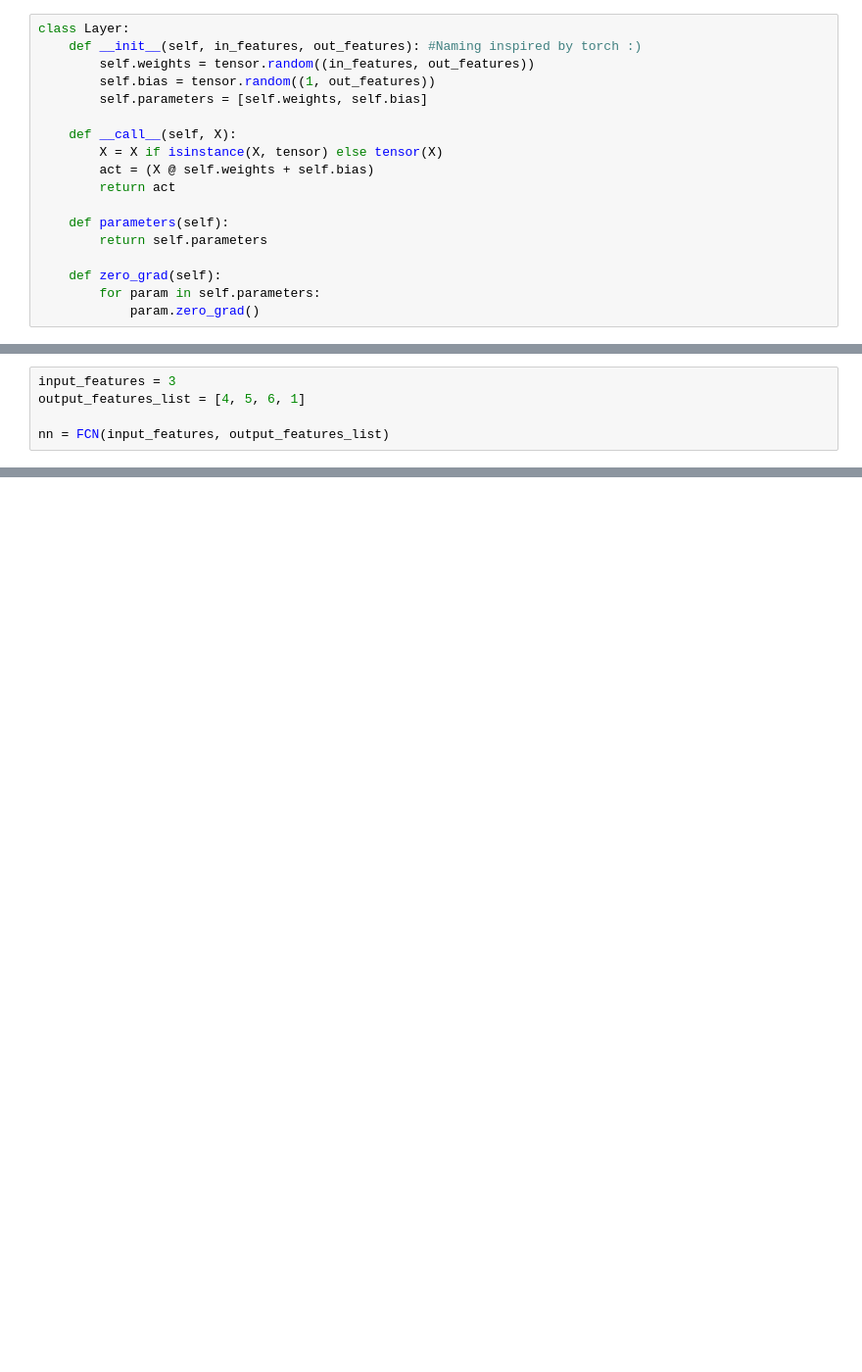
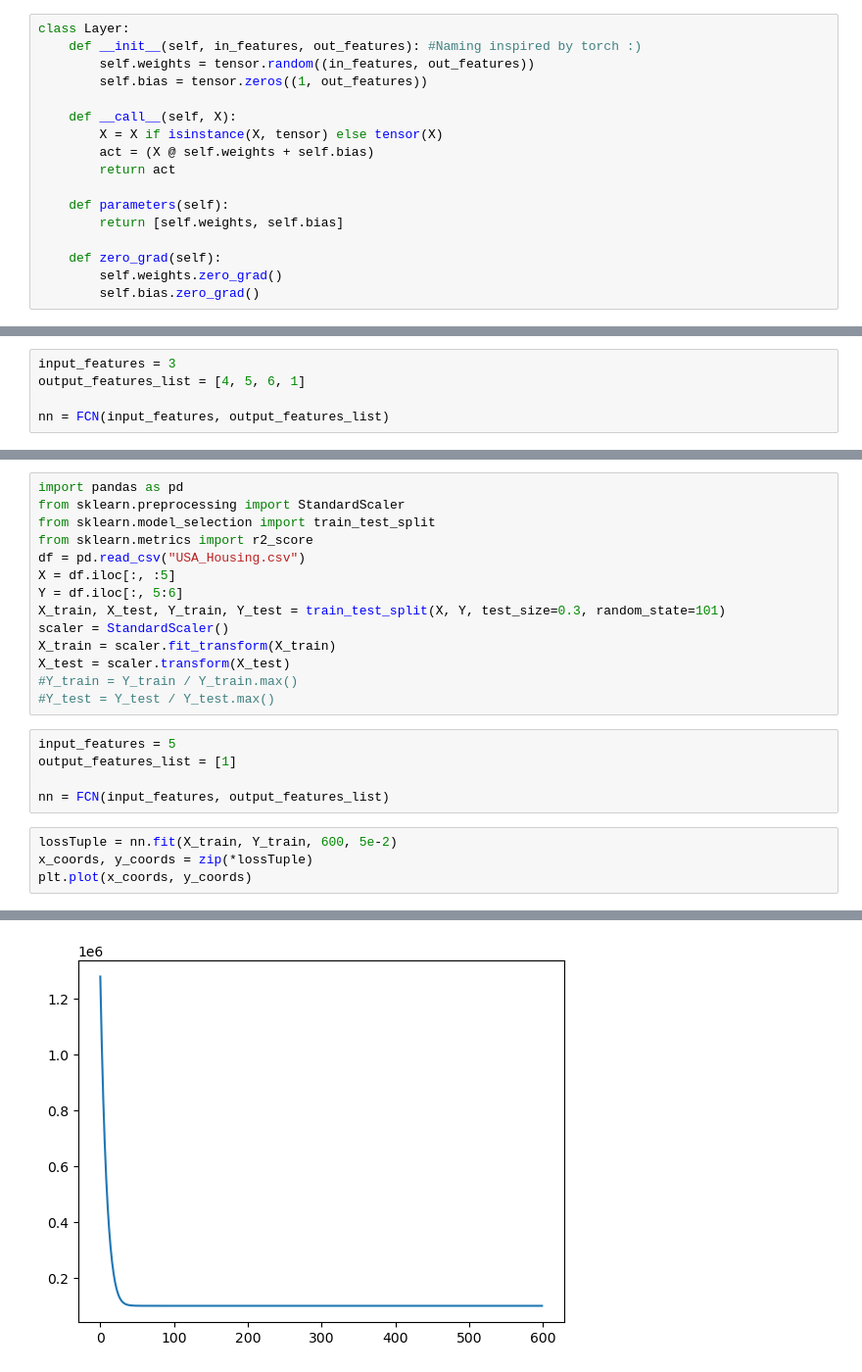
Before and after one commit to Pawan-Adhikari/TorchfromScratch-Maths, a Jupyter notebook: Tensor-MLP-FCN/MLP.ipynb, the cells around one changed output, grey strips where cells are left out. Shown at 98% size. Cells and saved outputs as stored; diff of their text form; blank space fills up the shorter version.

Commit message:
FCN done and implemented it for housing dataset

```diff
--- a/Tensor-MLP-FCN/MLP.ipynb
+++ b/Tensor-MLP-FCN/MLP.ipynb
@@ -226,8 +241,7 @@ class tensor:
 class Layer:
     def __init__(self, in_features, out_features): #Naming inspired by torch :)
         self.weights = tensor.random((in_features, out_features))
-        self.bias = tensor.random((1, out_features))
-        self.parameters = [self.weights, self.bias]
+        self.bias = tensor.zeros((1, out_features))
 
     def __call__(self, X):
         X = X if isinstance(X, tensor) else tensor(X)
@@ -235,8 +249,8 @@ class Layer:
         return act
 
     def parameters(self):
-        return self.parameters
+        return [self.weights, self.bias]
 
     def zero_grad(self):
-        for param in self.parameters:
-            param.zero_grad()
+        self.weights.zero_grad()
+        self.bias.zero_grad()
@@ -301,0 +336,24 @@ Tensor Values = [[0.00159263]]
+# %%
+import pandas as pd
+from sklearn.preprocessing import StandardScaler
+from sklearn.model_selection import train_test_split
+from sklearn.metrics import r2_score
+df = pd.read_csv("USA_Housing.csv")
+X = df.iloc[:, :5]
+Y = df.iloc[:, 5:6]
+X_train, X_test, Y_train, Y_test = train_test_split(X, Y, test_size=0.3, random_state=101)
+scaler = StandardScaler()
+X_train = scaler.fit_transform(X_train)
+X_test = scaler.transform(X_test)
+#Y_train = Y_train / Y_train.max()
+#Y_test = Y_test / Y_test.max()
+# %%
+input_features = 5
+output_features_list = [1]
+
+nn = FCN(input_features, output_features_list)
+# %%
+lossTuple = nn.fit(X_train, Y_train, 600, 5e-2)
+x_coords, y_coords = zip(*lossTuple)
+plt.plot(x_coords, y_coords)
+# %% [output]
@@ -301,0 +367 @@ Tensor Values = [[0.00159263]]
+[figure, added]
```
Also changed, not shown: parts of 10 cells of this notebook, 1 other file.
